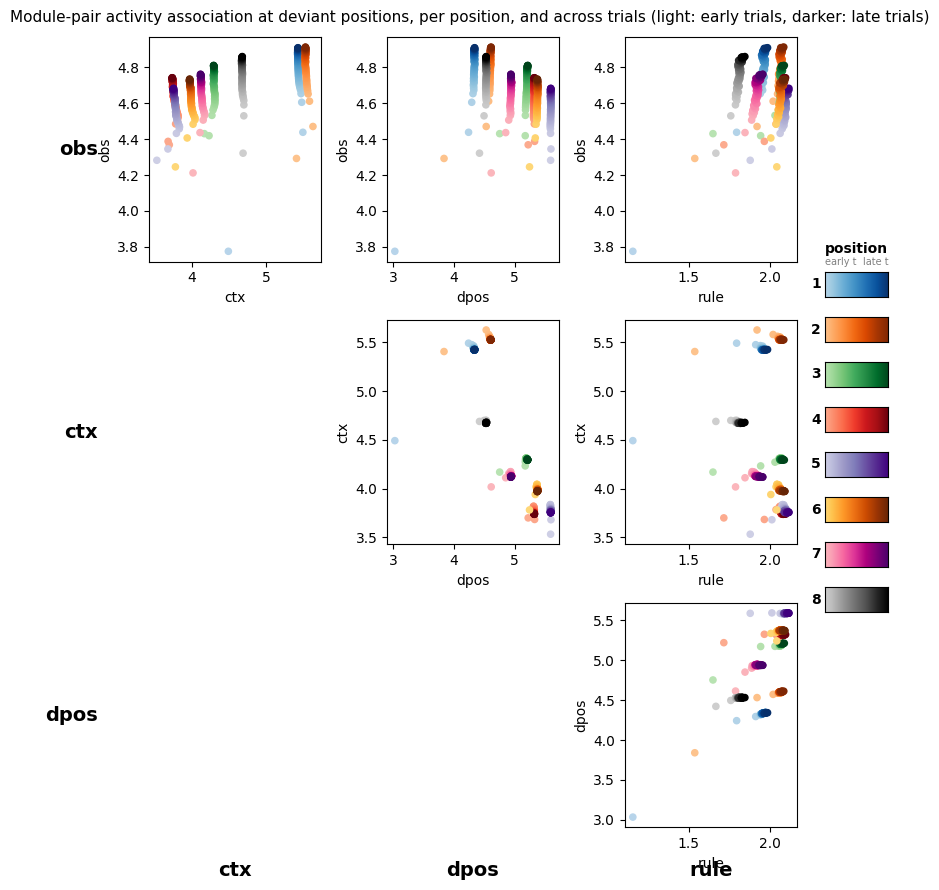
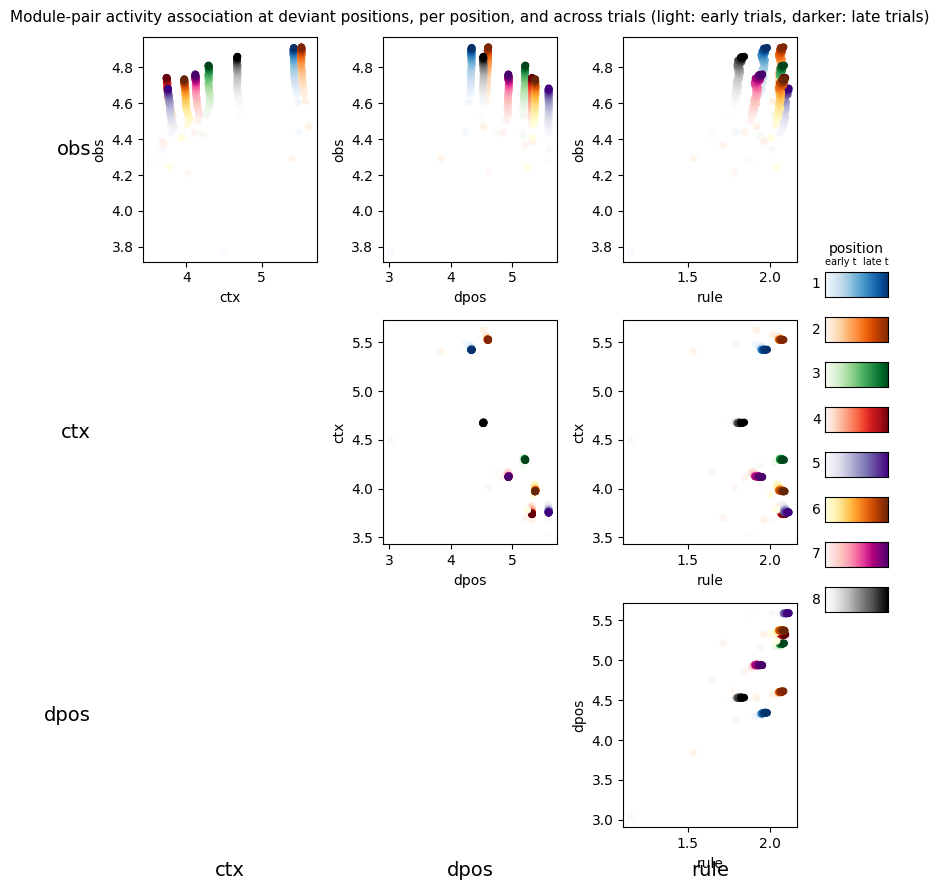
Code edit (unified diff) that turned the first committed figure into the second:
--- before
+++ after
@@ -2,4 +2,11 @@
 # rows = modules[0:3] (obs, ctx, dpos), cols = modules[1:4] (ctx, dpos, rule).
 # Removes the always-empty left column and bottom row from the 4×4 layout.
+
+# positions: same order as pos_order in the previous cell (1-based within-trial position, as strings).
+# CMAPS: one sequential colormap per position, hue-matched to the tab10 colors used in the previous cell
+# (tab:blue, orange, green, red, purple, brown, pink, gray), so the gradient (light=early trial -> dark=late trial)
+# reads as an extension of that same per-position color coding.
+positions = pos_order
+CMAPS = ['Blues', 'Oranges', 'Greens', 'Reds', 'Purples', 'YlOrBr', 'RdPu', 'Greys']
 
 row_idxs = [0, 1, 2]   # obs, ctx, dpos
@@ -55,4 +62,4 @@
 fig.text(CBAR_X + CBAR_W / 2, top_y + 0.018, 'position',
          ha='center', va='bottom', fontsize=10)
-fig.text(CBAR_X,           top_y + 0.005, 'early t', ha='left',  va='bottom', fontsize=7, color='gray')
-fig.text(CBAR_X + CBAR_W, top_y + 0.005, 'late t',  ha='right', va='bottom', fontsize=7, color='gray')
+fig.text(CBAR_X,           top_y + 0.005, 'early t', ha='left',  va='bottom', fontsize=7)
+fig.text(CBAR_X + CBAR_W, top_y + 0.005, 'late t',  ha='right', va='bottom', fontsize=7)

Commit: Adjust dpos response window: put pressure on answering correctly ad dev pos and dev pos + 1